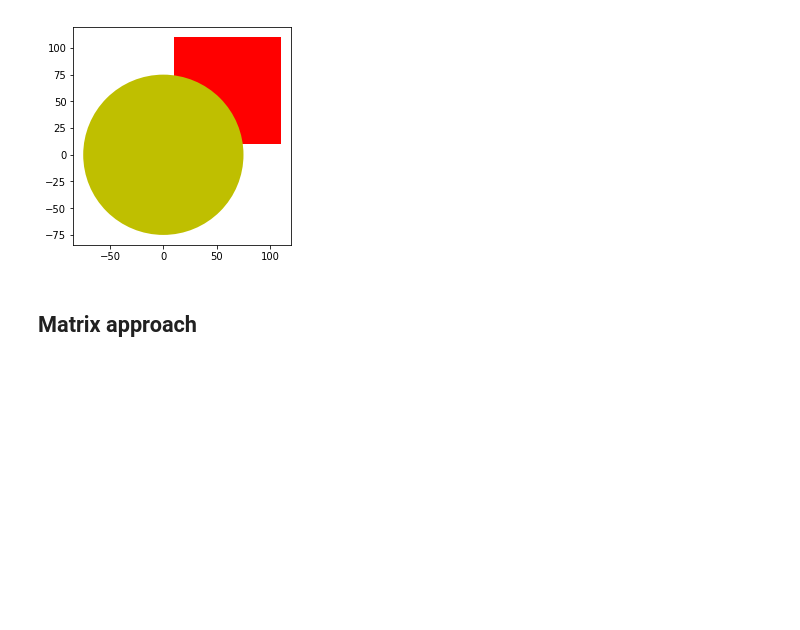
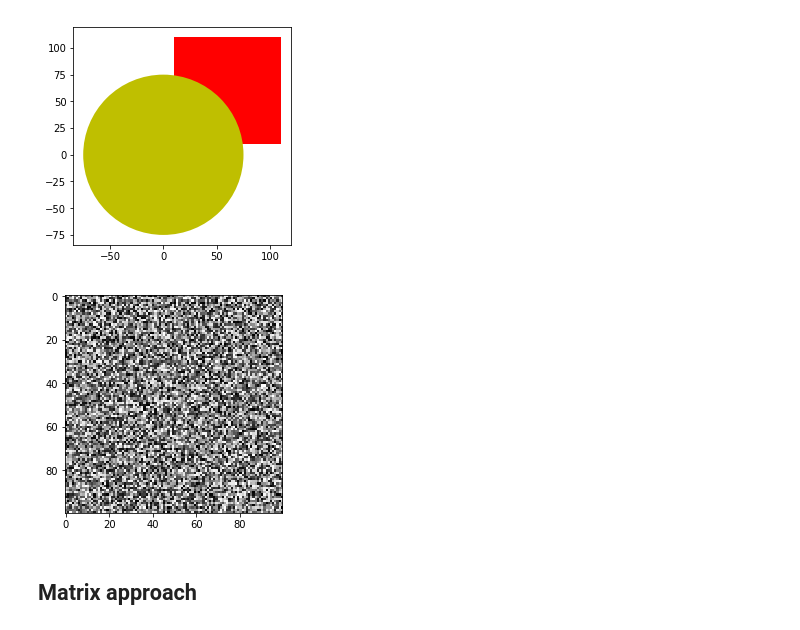
Before and after one commit to zgarsh/generative-design, a Jupyter notebook: urban-design-proto.ipynb, the cells around one changed output. Cells and saved outputs as stored; diff of their text form; code cells hidden in the pictures; blank space fills up the shorter version.

```diff
--- a/urban-design-proto.ipynb
+++ b/urban-design-proto.ipynb
@@ -17,6 +17,14 @@ plt.axis('scaled')
 plt.show()
 # %% [output]
 [figure]
+# %%
+import numpy as np
+
+X = np.random.random((100, 100)) # sample 2D array
+plt.imshow(X, cmap="gray")
+plt.show()
+# %% [output]
+[figure, added]
 # %% [markdown]
 ## Matrix approach
 # %%
```
Also changed, not shown: parts of 13 cells of this notebook, 1 other file.
